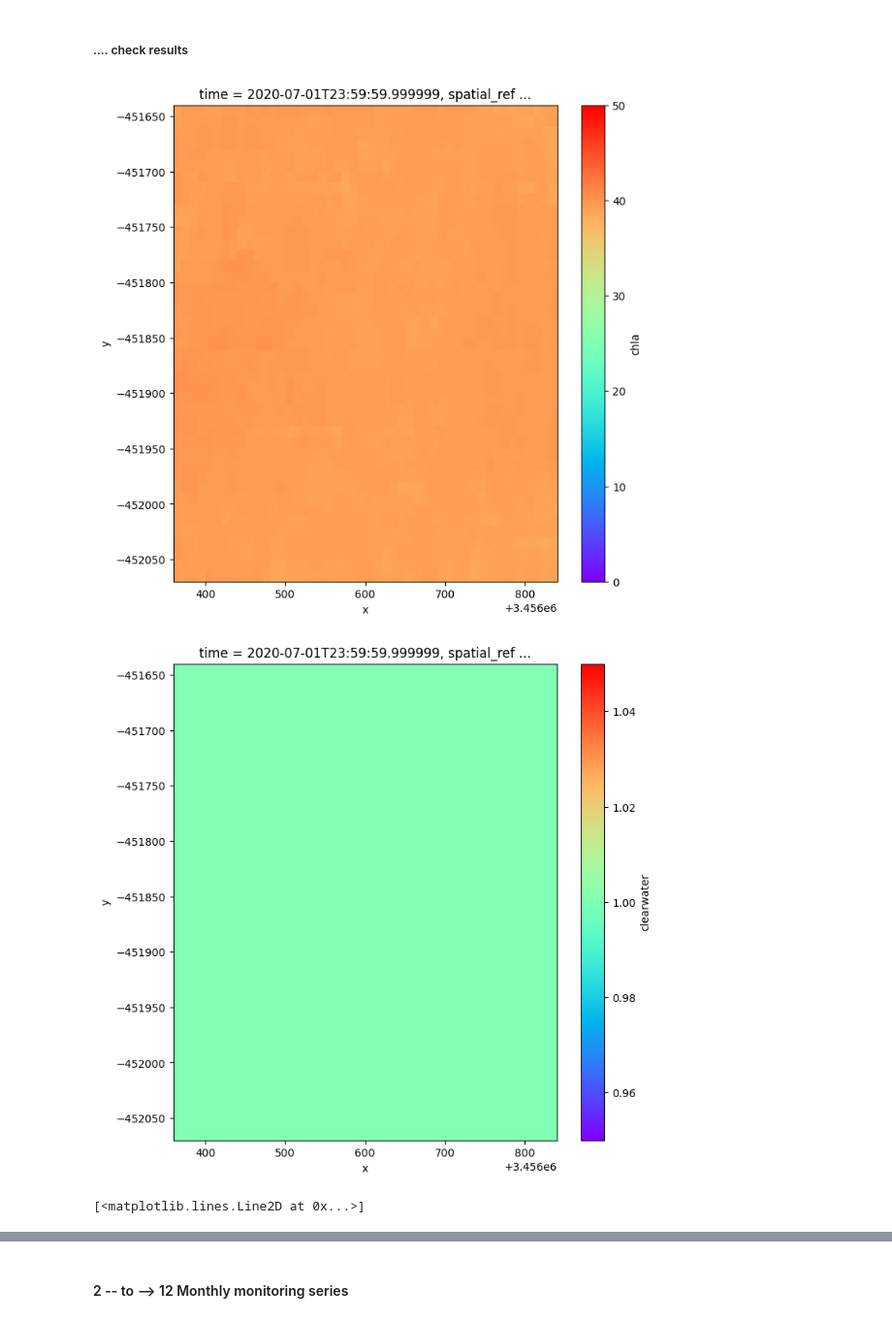
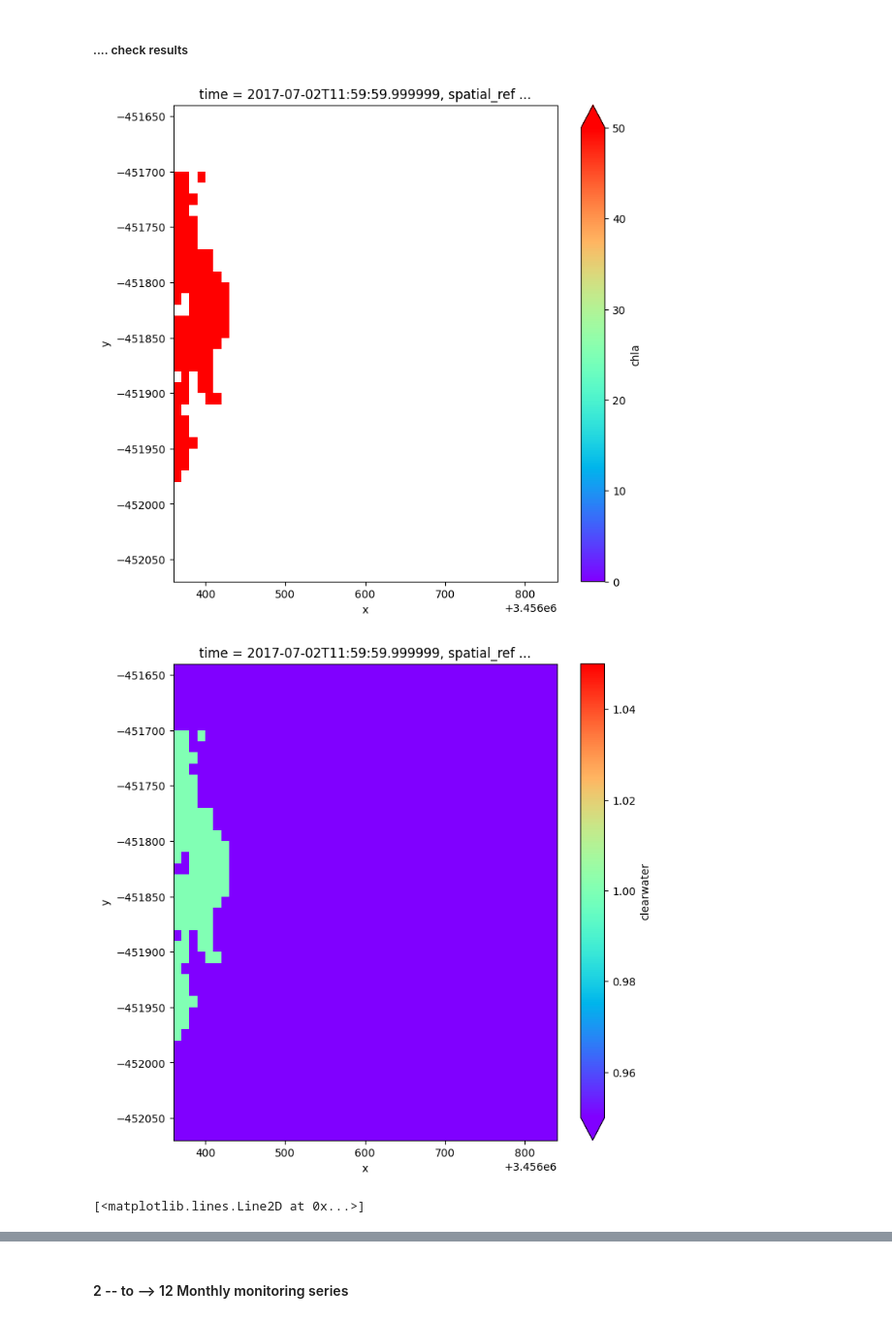
Before and after one commit to digitalearthafrica/deafrica_water_quality, a Jupyter notebook: WP2.1/WP2.1.ipynb, the cells around one changed output, grey strips where cells are left out. Shown at 97% size. Saved outputs shown, nothing was run; the diff lists cells and outputs as text; code cells hidden in the pictures.

```diff
--- a/WP2.1/WP2.1.ipynb
+++ b/WP2.1/WP2.1.ipynb
@@ -397,27 +391,27 @@ loading data for  wofs_ann ...
 # %% [markdown]
 ##### .... check results
 # %%
-i = i + 1
+i = 4
 ds_annual.sel(time='2017-07',method='nearest').chla\
     .plot(vmin=0,
           vmax=50,
           cmap='rainbow',
           size=8,
           aspect=1,
           robust=True,
          )
 plt.show()
 ds_annual.sel(time='2017-07',method='nearest').clearwater\
     .plot(vmin=1,
           vmax=1,
           cmap='rainbow',
           size=8,
           aspect=1,
           robust=True,
          )
 plt.show()
 ds_annual.chla.median(dim=('x','y')).plot()
 # %% [output]
-[figure, old version]
+[figure, new version]
-[figure, old version]
+[figure, new version]
 [<matplotlib.lines.Line2D at 0x...>]
```
Also changed, not shown: parts of 40 cells of this notebook, 2 other files.
